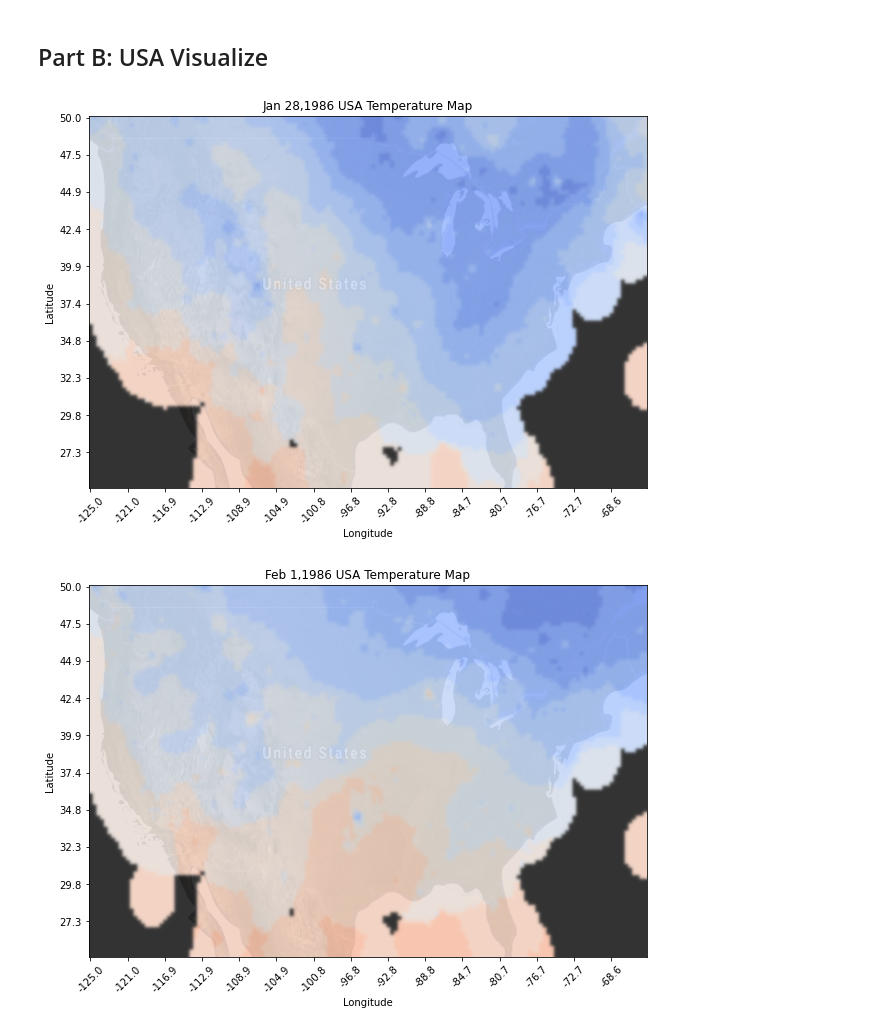
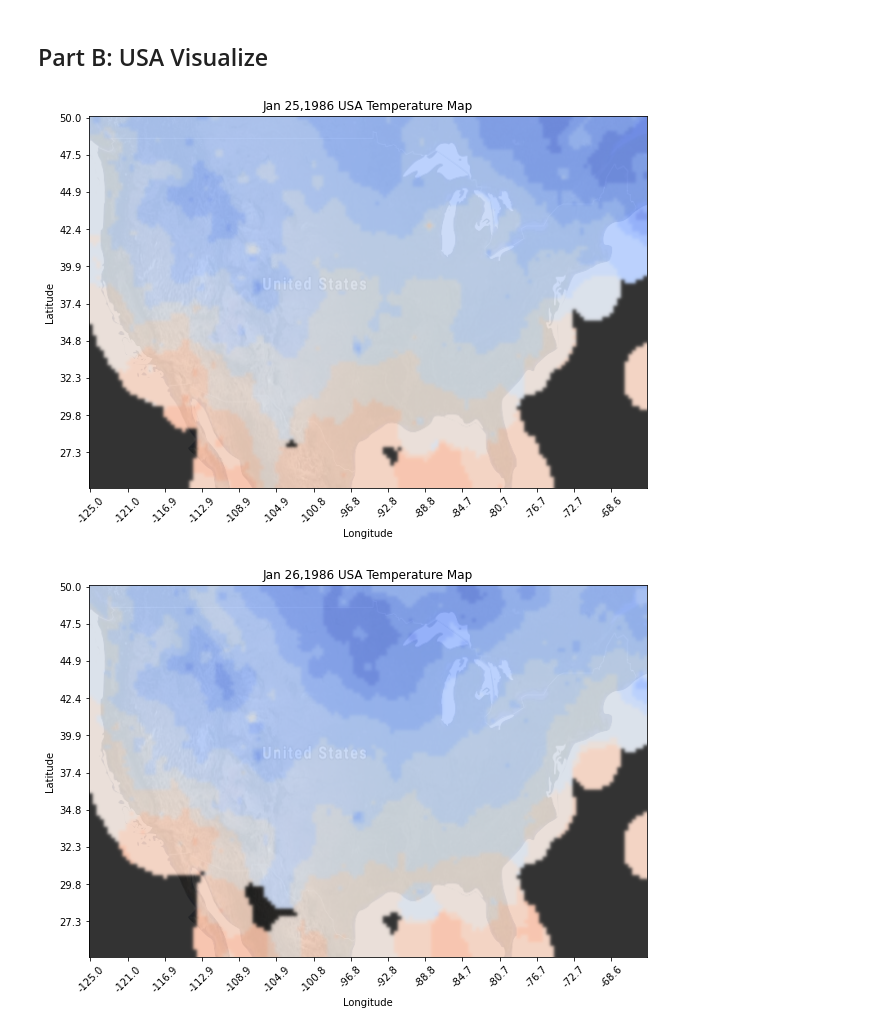
Before and after one commit to thclough/challenger_explosion_analysis, a Jupyter notebook: clough_challenger.ipynb, the cells around one changed output. Saved outputs shown, nothing was run; the diff lists cells and outputs as text; code cells hidden in the pictures.

```diff
--- a/clough_challenger.ipynb
+++ b/clough_challenger.ipynb
@@ -281,11 +288,14 @@ lat_top = 50
 station_range = 250
 
 #Visualize January 28th Temperatures (Takes some time)
-vis_temp(geo_df, temp_df, num_longs, num_lats, lon_left, lon_right, lat_bot, lat_top, station_range, (1,28))
+#vis_temp(geo_df, temp_df, num_longs, num_lats, lon_left, lon_right, lat_bot, lat_top, station_range, (1,28))
-# %% [output]
-[figure, removed]
 # %%
 # Visualize February 1st Temperatures
-vis_temp(geo_df, temp_df, num_longs, num_lats, lon_left, lon_right, lat_bot, lat_top, stat_range, (2,1))
+#vis_temp(geo_df, temp_df, num_longs, num_lats, lon_left, lon_right, lat_bot, lat_top, stat_range, (2,1))
-# %% [output]
-[figure, removed]
+# %%
+# create many temp maps
+for m_d_tuple in [(1,25),(1,26),(1,27),(1,28),(1,29),(1,30),(1,31),(2,1)]:
+    vis_temp(geo_df, temp_df, num_longs, num_lats, lon_left, lon_right, lat_bot, lat_top, station_range, m_d_tuple)
+# %% [output]
+[figure, added]
+[figure, added]
```
Also changed, not shown: parts of 2 cells of this notebook, 12 other files.
